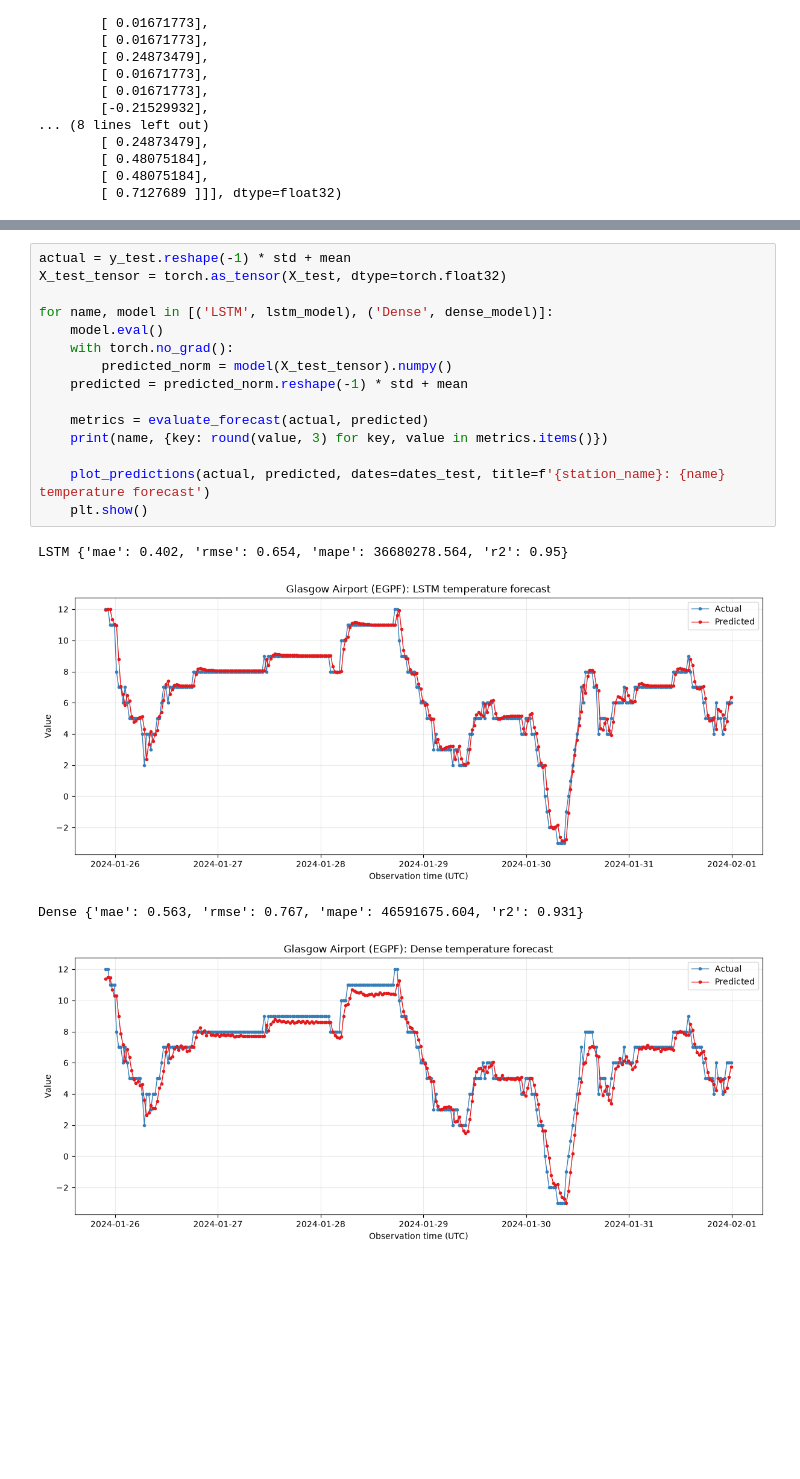
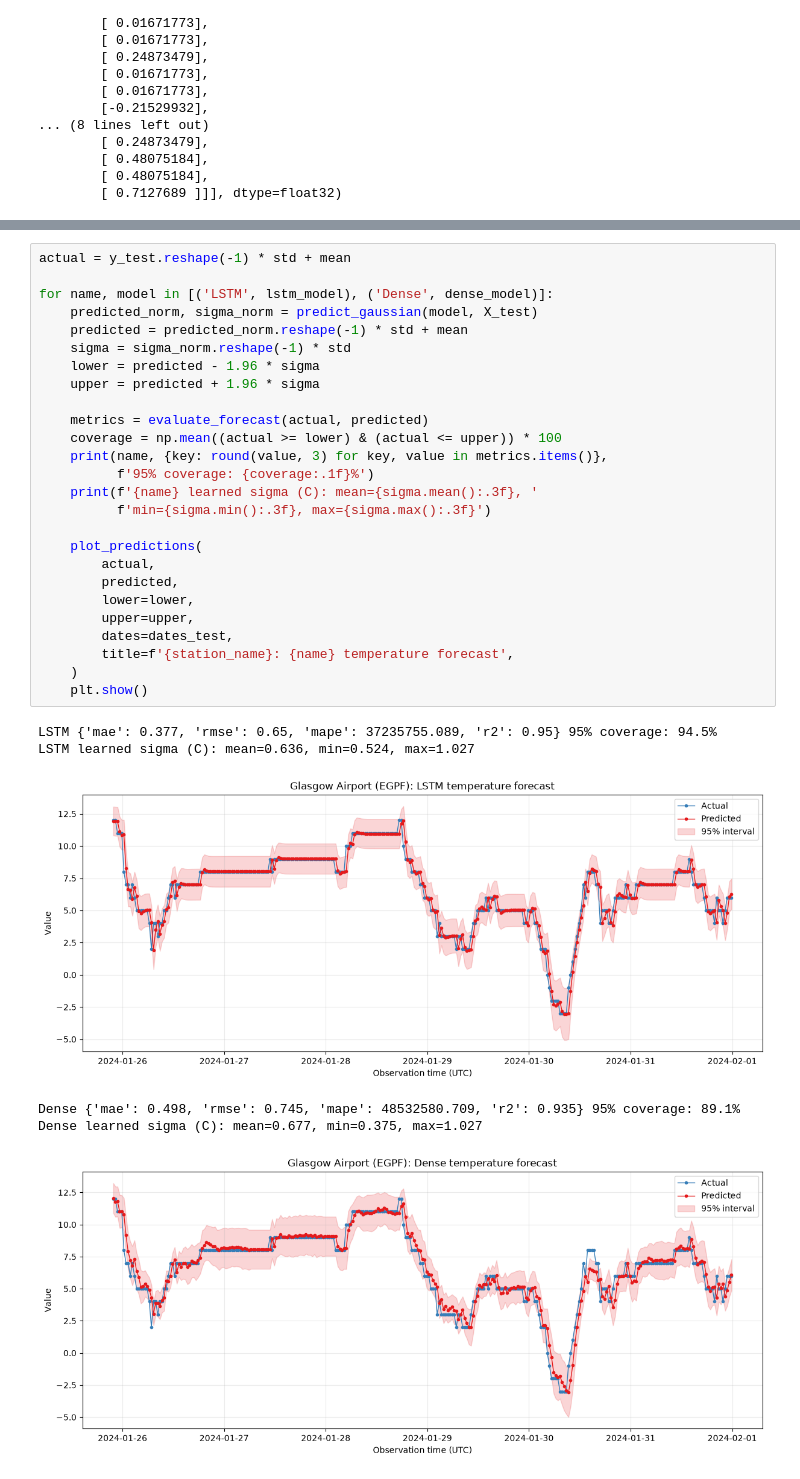
Before and after one commit to vinnydavies/ExaGEOhackathon, a Jupyter notebook: python_notebooks/noaa_global_hourly_example.ipynb, the cells around one changed output, grey strips where cells are left out. Drawn from its saved outputs; the diff is of its cells as text; blank space fills up the shorter version.

```diff
--- a/python_notebooks/noaa_global_hourly_example.ipynb
+++ b/python_notebooks/noaa_global_hourly_example.ipynb
@@ -132,20 +133,33 @@ plt.show()
 # %%
 actual = y_test.reshape(-1) * std + mean
-X_test_tensor = torch.as_tensor(X_test, dtype=torch.float32)
 
 for name, model in [('LSTM', lstm_model), ('Dense', dense_model)]:
-    model.eval()
-    with torch.no_grad():
-        predicted_norm = model(X_test_tensor).numpy()
+    predicted_norm, sigma_norm = predict_gaussian(model, X_test)
     predicted = predicted_norm.reshape(-1) * std + mean
+    sigma = sigma_norm.reshape(-1) * std
+    lower = predicted - 1.96 * sigma
+    upper = predicted + 1.96 * sigma
 
     metrics = evaluate_forecast(actual, predicted)
-    print(name, {key: round(value, 3) for key, value in metrics.items()})
+    coverage = np.mean((actual >= lower) & (actual <= upper)) * 100
+    print(name, {key: round(value, 3) for key, value in metrics.items()},
+          f'95% coverage: {coverage:.1f}%')
+    print(f'{name} learned sigma (C): mean={sigma.mean():.3f}, '
+          f'min={sigma.min():.3f}, max={sigma.max():.3f}')
 
-    plot_predictions(actual, predicted, dates=dates_test, title=f'{station_name}: {name} temperature forecast')
+    plot_predictions(
+        actual,
+        predicted,
+        lower=lower,
+        upper=upper,
+        dates=dates_test,
+        title=f'{station_name}: {name} temperature forecast',
+    )
     plt.show()
 # %% [output]
-LSTM {'mae': 0.402, 'rmse': 0.654, 'mape': 36680278.564, 'r2': 0.95}
+LSTM {'mae': 0.377, 'rmse': 0.65, 'mape': 37235755.089, 'r2': 0.95} 95% coverage: 94.5%
+LSTM learned sigma (C): mean=0.636, min=0.524, max=1.027
-[figure, old version]
+[figure, new version]
-Dense {'mae': 0.563, 'rmse': 0.767, 'mape': 46591675.604, 'r2': 0.931}
+Dense {'mae': 0.498, 'rmse': 0.745, 'mape': 48532580.709, 'r2': 0.935} 95% coverage: 89.1%
+Dense learned sigma (C): mean=0.677, min=0.375, max=1.027
-[figure, old version]
+[figure, new version]
```
Also changed, not shown: parts of 2 cells of this notebook, 4 other files.
